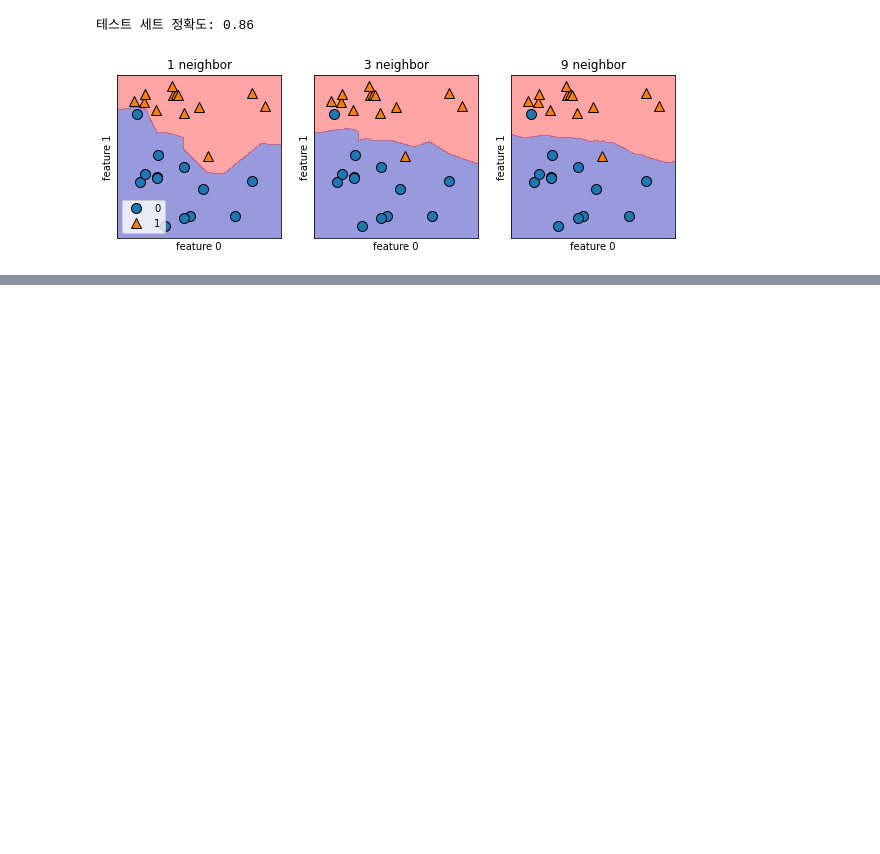
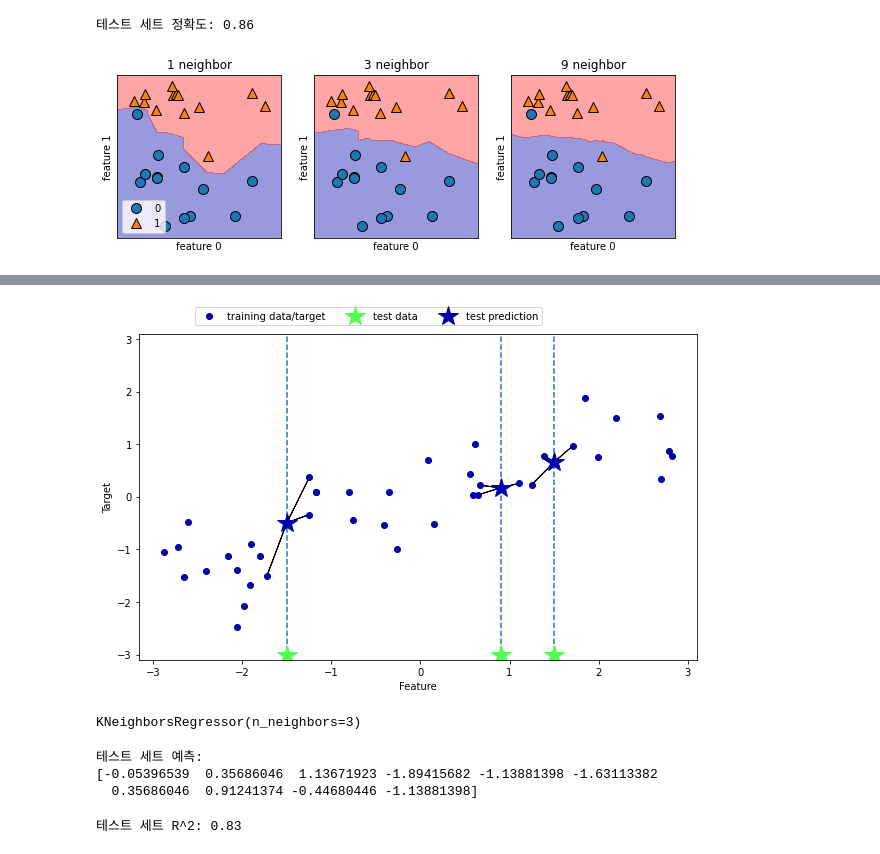
Before and after one commit to Sinindi/practice_project, a Jupyter notebook: AI/introduction_to_ml_with_python-master/practice/supervised.ipynb, the cells around one changed output, grey strips where cells are left out. Drawn from its saved outputs; the diff is of its cells as text; code cells hidden in the pictures; blank space fills up the shorter version.

```diff
--- a/AI/introduction_to_ml_with_python-master/practice/supervised.ipynb
+++ b/AI/introduction_to_ml_with_python-master/practice/supervised.ipynb
@@ -143,0 +180,36 @@ plt.show()
+# %%
+mglearn.plots.plot_knn_regression(n_neighbors = 3)
+# %% [output]
+[figure, added]
+# %%
+from sklearn.neighbors import KNeighborsRegressor
+
+"""
+회귀regression을 k-NN방식으로도 모델이 사이킥 런 모듈안의 함수로 생성하는 과정
+과정은 KNeighborsClassifier과 유사
+"""
+#wave데이터셋을 불러옵니다.
+X, y = mglearn.datasets.make_wave(n_samples=40)
+
+#데이터셋을 훈련 세트와 테스트 세트로 나눕니다.
+X_train, X_test, y_train, y_test = train_test_split(X, y, random_state= 0)
+
+#모델을 이웃수 3 으로 지정하여 생성합니다.
+reg = KNeighborsRegressor(n_neighbors=3)
+
+#훈련 데이터와 타깃을 사용하여 모델을 학습시킵니다.
+reg.fit(X_train, y_train)
+# %% [output]
+KNeighborsRegressor(n_neighbors=3)
+# %%
+#훈련된 모델을 이용하여 테스트세트를 예측한 값들이다.
+print(f"테스트 세트 예측:\n{reg.predict(X_test)}")
+# %% [output]
+테스트 세트 예측:
+[-0.05396539  0.35686046  1.13671923 -1.89415682 -1.13881398 -1.63113382
+  0.35686046  0.91241374 -0.44680446 -1.13881398]
+# %%
+#score을 사용해 모델의 정확도는 어느정도인지 알 수 있다.
+print(f"테스트 세트 R^2: {reg.score(X_test, y_test):.2f}")
+# %% [output]
+테스트 세트 R^2: 0.83
```
Also changed, not shown: parts of 28 cells of this notebook, 1 other file.
